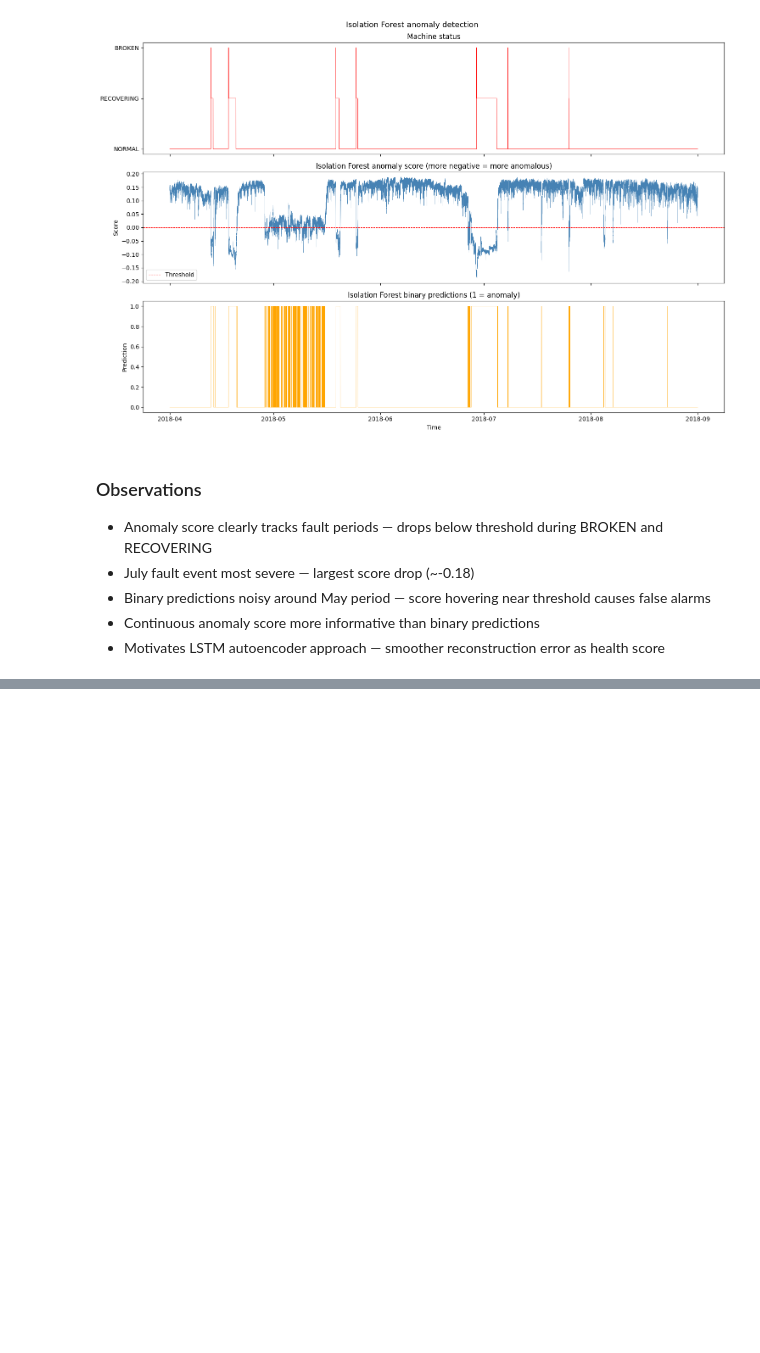
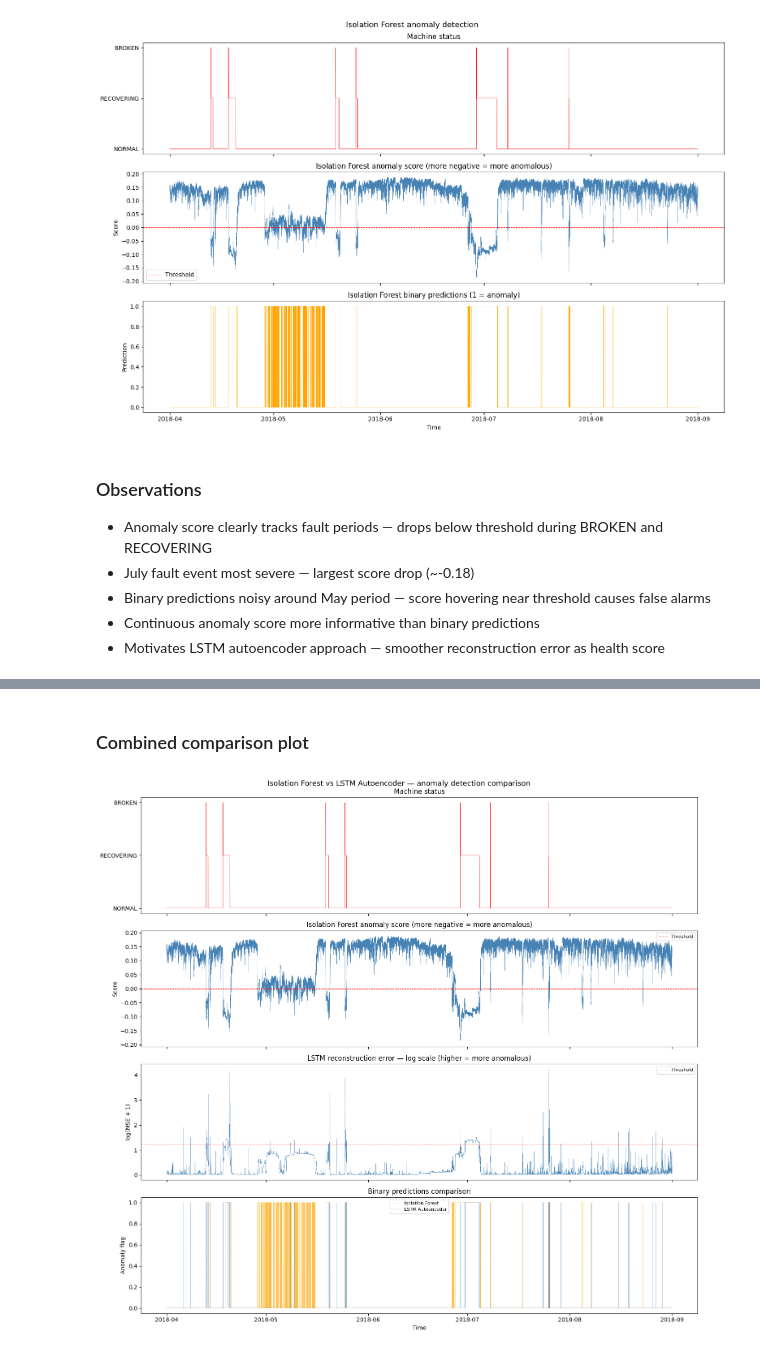
Before and after one commit to Dazcam/rotating-machinery-health-monitoring, a Jupyter notebook: 02_anomaly_detection/notebooks/02_anomaly_detection.ipynb, the cells around one changed output, grey strips where cells are left out. Drawn from its saved outputs; the diff is of its cells as text; code cells hidden in the pictures; blank space fills up the shorter version.

```diff
--- a/02_anomaly_detection/notebooks/02_anomaly_detection.ipynb
+++ b/02_anomaly_detection/notebooks/02_anomaly_detection.ipynb
@@ -351,0 +583,9 @@ plt.show()
+# %%
+# Apply threshold to get binary predictions
+lstm_pred_binary = (reconstruction_errors > threshold).astype(int)
+
+# Align labels with sequences (sequences start at timestep seq_length)
+y_test_aligned = y_test[seq_length:]
+
+print(classification_report(y_test_aligned, lstm_pred_binary,
+      target_names=["normal", "anomaly"]))
@@ -351,0 +623,47 @@ plt.show()
+# %% [markdown]
+### Combined comparison plot
+# %%
+fig, axes = plt.subplots(4, 1, figsize=(15, 14), sharex=True)
+
+# Align timestamps for sequences
+error_timestamps = df["timestamp"].values[seq_length:]
+
+# Machine status
+axes[0].plot(df["timestamp"], df["status_code"], linewidth=0.5, color="red")
+axes[0].set_yticks([0, 1, 2])
+axes[0].set_yticklabels(["NORMAL", "RECOVERING", "BROKEN"])
+axes[0].set_title("Machine status")
+
+# Isolation Forest anomaly score
+axes[1].plot(df["timestamp"], iso_scores, linewidth=0.3, color="steelblue")
+axes[1].axhline(y=0, color="red", linestyle="--", linewidth=0.8, label="Threshold")
+axes[1].set_title("Isolation Forest anomaly score (more negative = more anomalous)")
+axes[1].set_ylabel("Score")
+axes[1].legend(fontsize=8)
+
+# LSTM reconstruction error (log scale)
+axes[2].plot(error_timestamps, np.log1p(reconstruction_errors),
+             linewidth=0.3, color="steelblue")
+axes[2].axhline(y=np.log1p(threshold), color="red", linestyle="--",
+                linewidth=0.8, label="Threshold")
+axes[2].set_title("LSTM reconstruction error — log scale (higher = more anomalous)")
+axes[2].set_ylabel("log(MSE + 1)")
+axes[2].legend(fontsize=8)
+
+# Binary predictions comparison
+axes[3].plot(df["timestamp"], iso_pred_binary, linewidth=0.3,
+             color="orange", label="Isolation Forest", alpha=0.7)
+axes[3].plot(error_timestamps, lstm_pred_binary, linewidth=0.3,
+             color="steelblue", label="LSTM Autoencoder", alpha=0.7)
+axes[3].set_title("Binary predictions comparison")
+axes[3].set_ylabel("Anomaly flag")
+axes[3].set_xlabel("Time")
+axes[3].legend(fontsize=8)
+
+plt.suptitle("Isolation Forest vs LSTM Autoencoder — anomaly detection comparison",
+             fontsize=13)
+plt.tight_layout()
+plt.savefig("data/comparison_plot.png", dpi=150, bbox_inches="tight")
+plt.show()
+# %% [output]
+[figure, added]
```
Also changed, not shown: parts of 21 cells of this notebook.
